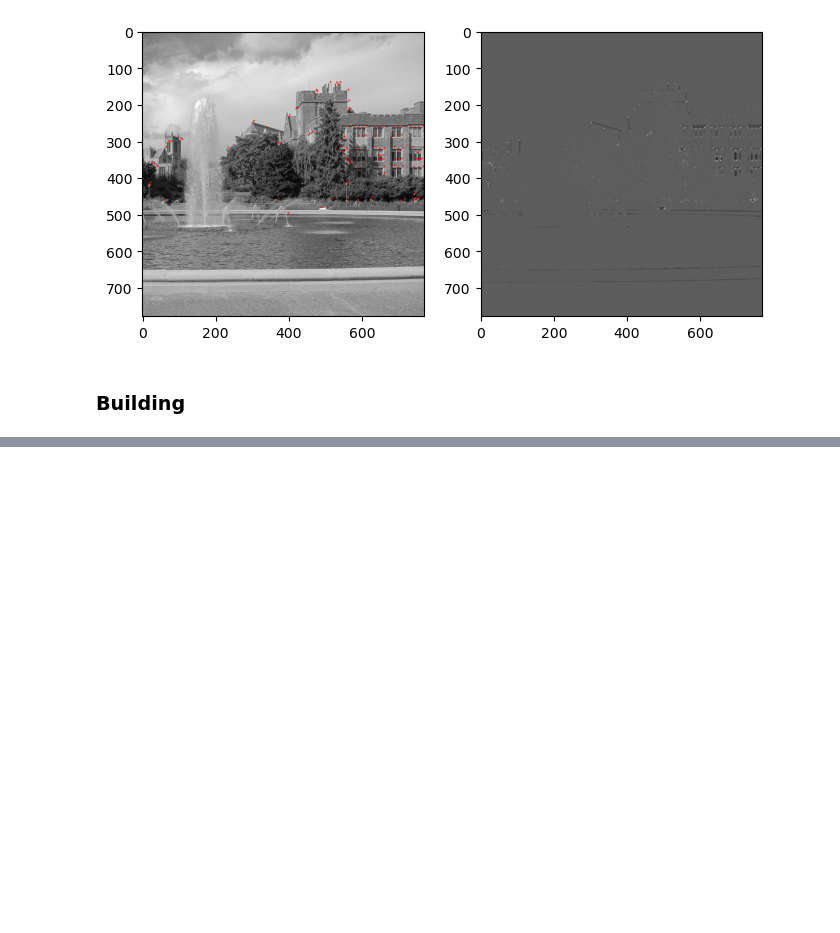
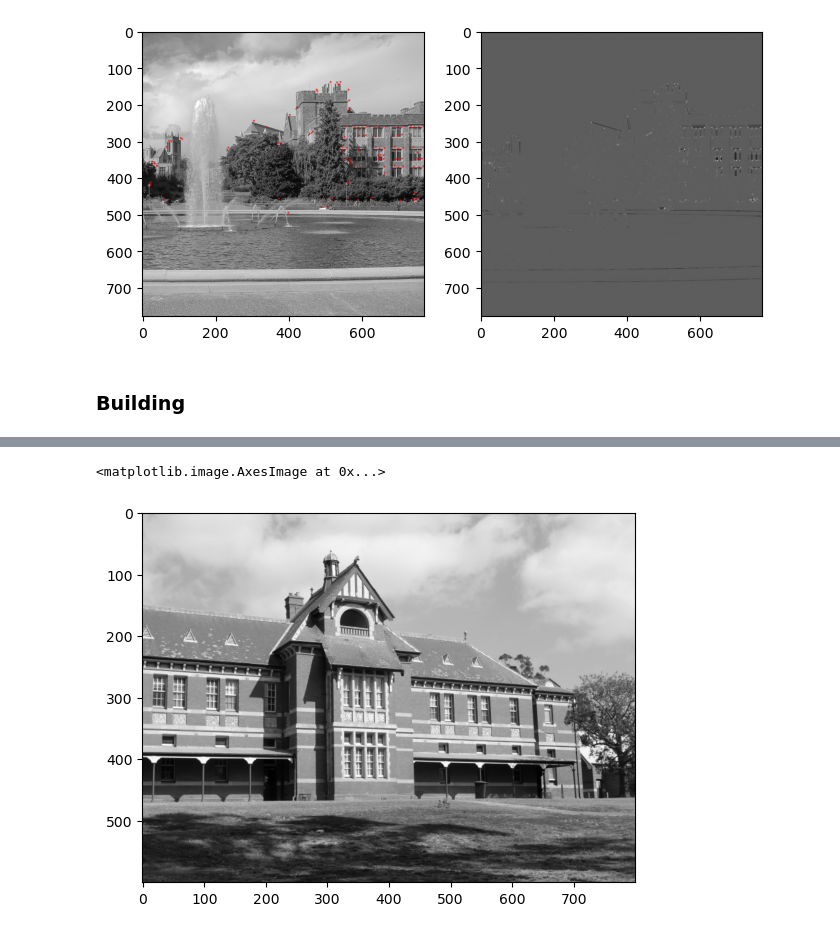
Before and after one commit to MrWlobo/Zaawansowane_Algorytmy_Wizyjne, a Jupyter notebook: Lab06/ZAW_Lab06.ipynb, the cells around one changed output, grey strips where cells are left out. Drawn from its saved outputs; the diff is of its cells as text; code cells hidden in the pictures; blank space fills up the shorter version.

```diff
--- a/Lab06/ZAW_Lab06.ipynb
+++ b/Lab06/ZAW_Lab06.ipynb
@@ -108,0 +121,5 @@ axis[1].imshow(fountain_2_H)
+# %%
+plt.imshow(building_2)
+# %% [output]
+<matplotlib.image.AxesImage at 0x...>
+[figure, added]
```
Also changed, not shown: parts of 6 cells of this notebook.
